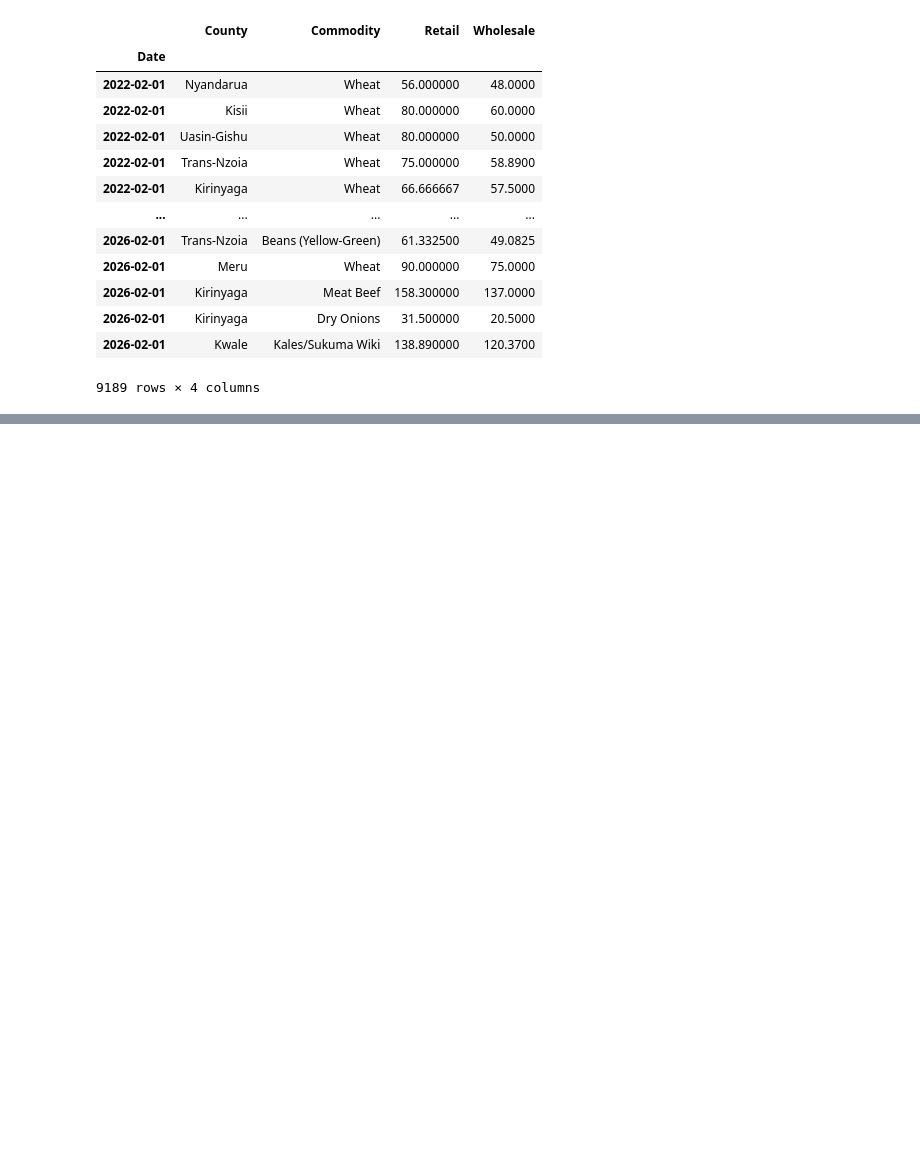
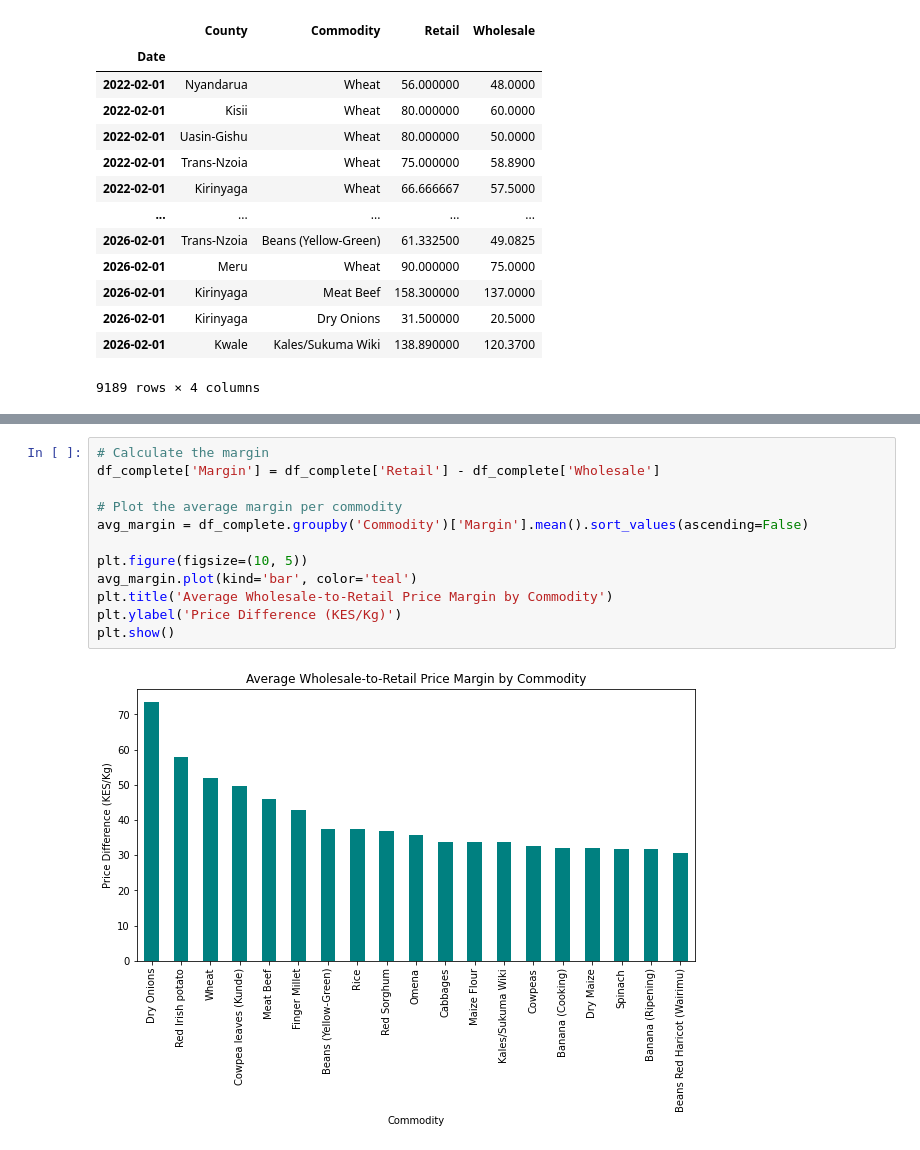
Before and after one commit to Victor-Mufasa/Agricultural-Commodity-Price-Forecasting, a Jupyter notebook: index.ipynb, the cells around one changed output, grey strips where cells are left out. Saved outputs shown, nothing was run; the diff lists cells and outputs as text; blank space fills up the shorter version.

```diff
--- a/index.ipynb
+++ b/index.ipynb
@@ -270,0 +319,14 @@ df_complete
+# %%
+# Calculate the margin
+df_complete['Margin'] = df_complete['Retail'] - df_complete['Wholesale']
+
+# Plot the average margin per commodity
+avg_margin = df_complete.groupby('Commodity')['Margin'].mean().sort_values(ascending=False)
+
+plt.figure(figsize=(10, 5))
+avg_margin.plot(kind='bar', color='teal')
+plt.title('Average Wholesale-to-Retail Price Margin by Commodity')
+plt.ylabel('Price Difference (KES/Kg)')
+plt.show()
+# %% [output]
+[figure, added]
```
Also changed, not shown: parts of 6 cells of this notebook.
